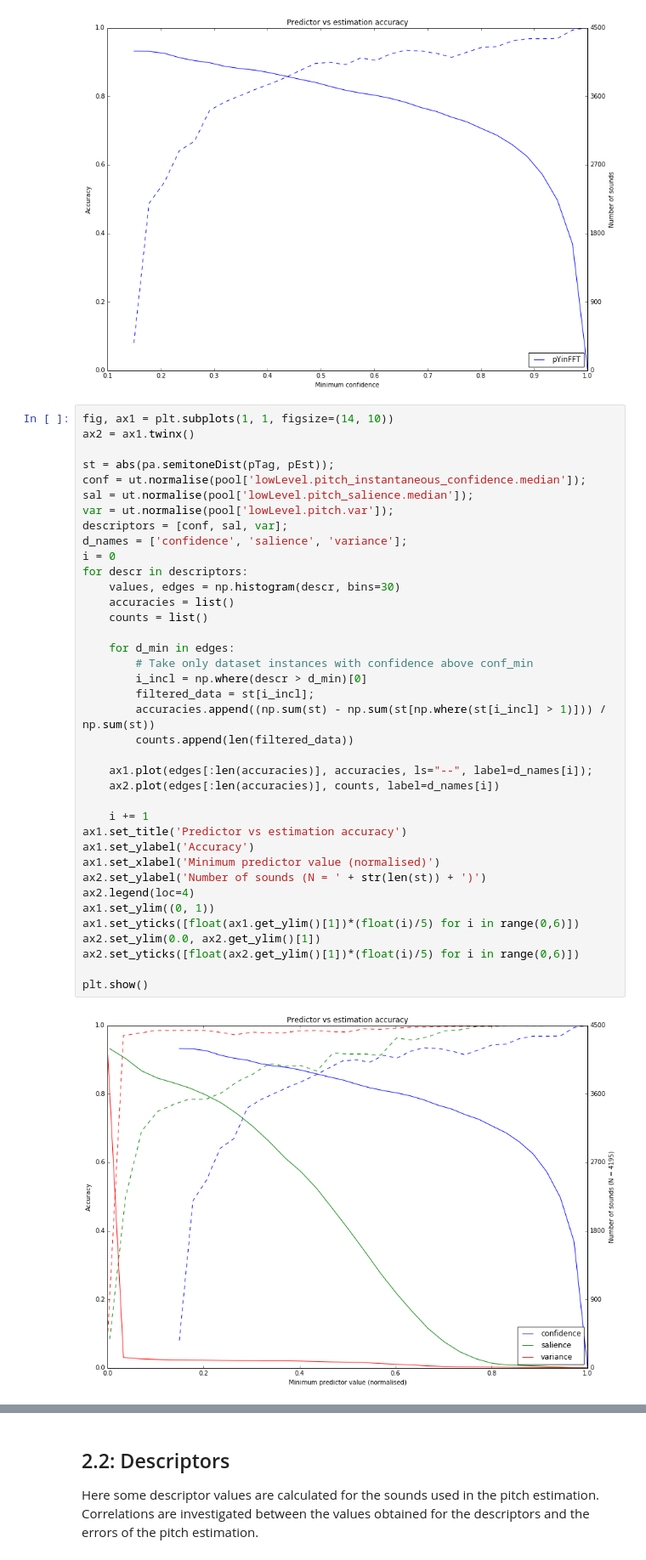
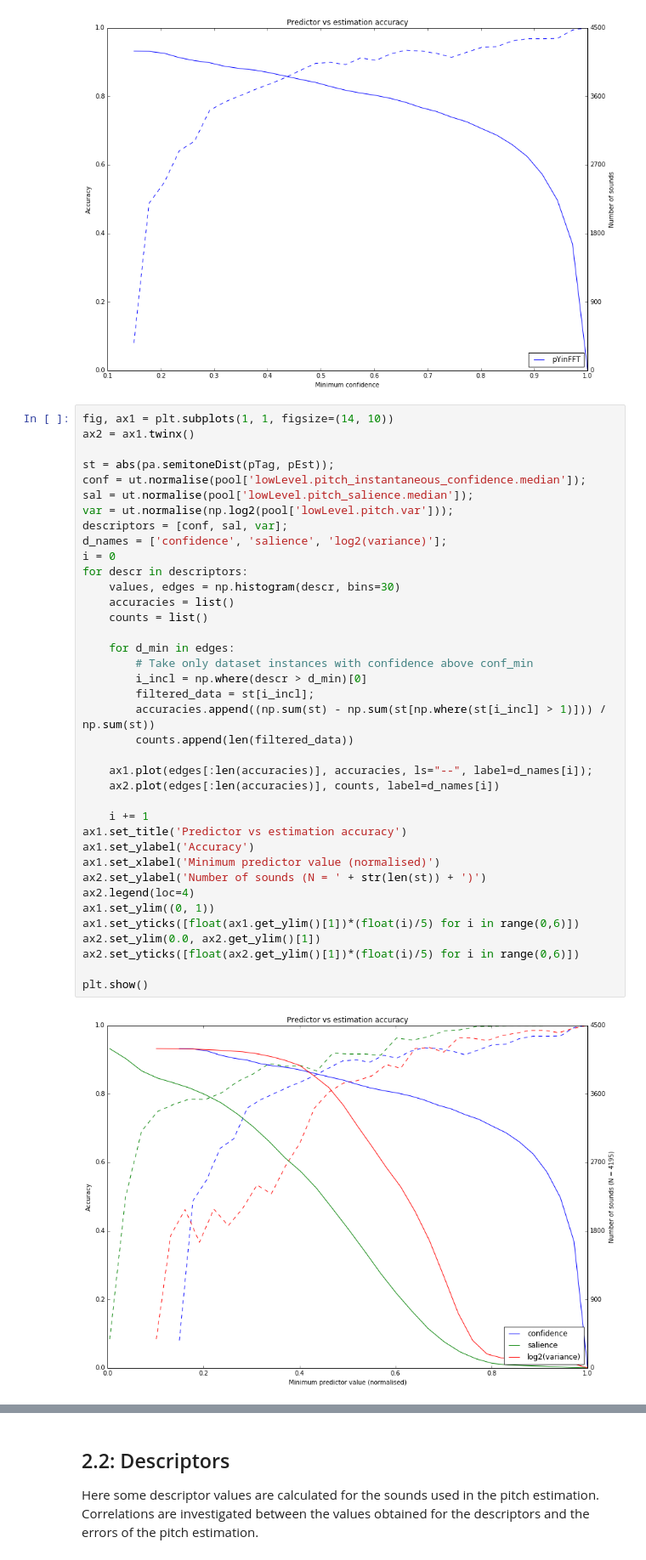
Before and after one commit to akkeh/internship, a Jupyter notebook: pitchEst/notebook/Single-note Sound Pitch Estimation.ipynb, the cells around one changed output, grey strips where cells are left out. Shown at 85% size. Cells and saved outputs as stored; diff of their text form.

```diff
--- a/pitchEst/notebook/Single-note Sound Pitch Estimation.ipynb
+++ b/pitchEst/notebook/Single-note Sound Pitch Estimation.ipynb
@@ -326,36 +301,36 @@ ax2 = ax1.twinx()
 st = abs(pa.semitoneDist(pTag, pEst));
 conf = ut.normalise(pool['lowLevel.pitch_instantaneous_confidence.median']);
 sal = ut.normalise(pool['lowLevel.pitch_salience.median']);
-var = ut.normalise(pool['lowLevel.pitch.var']);
+var = ut.normalise(np.log2(pool['lowLevel.pitch.var']));
 descriptors = [conf, sal, var];
-d_names = ['confidence', 'salience', 'variance'];
+d_names = ['confidence', 'salience', 'log2(variance)'];
 i = 0
 for descr in descriptors:
     values, edges = np.histogram(descr, bins=30)
     accuracies = list()
     counts = list()
 
     for d_min in edges:
         # Take only dataset instances with confidence above conf_min
         i_incl = np.where(descr > d_min)[0]
         filtered_data = st[i_incl];
         accuracies.append((np.sum(st) - np.sum(st[np.where(st[i_incl] > 1)])) / np.sum(st))
         counts.append(len(filtered_data))
 
     ax1.plot(edges[:len(accuracies)], accuracies, ls="--", label=d_names[i]);
     ax2.plot(edges[:len(accuracies)], counts, label=d_names[i])
 
     i += 1
 ax1.set_title('Predictor vs estimation accuracy')
 ax1.set_ylabel('Accuracy')
 ax1.set_xlabel('Minimum predictor value (normalised)')
 ax2.set_ylabel('Number of sounds (N = ' + str(len(st)) + ')')
 ax2.legend(loc=4)
 ax1.set_ylim((0, 1))
 ax1.set_yticks([float(ax1.get_ylim()[1])*(float(i)/5) for i in range(0,6)])
 ax2.set_ylim(0.0, ax2.get_ylim()[1])
 ax2.set_yticks([float(ax2.get_ylim()[1])*(float(i)/5) for i in range(0,6)])
 
 plt.show()
 # %% [output]
-[figure, old version]
+[figure, new version]
```
Also changed, not shown: parts of 21 cells of this notebook, 1 other file.
